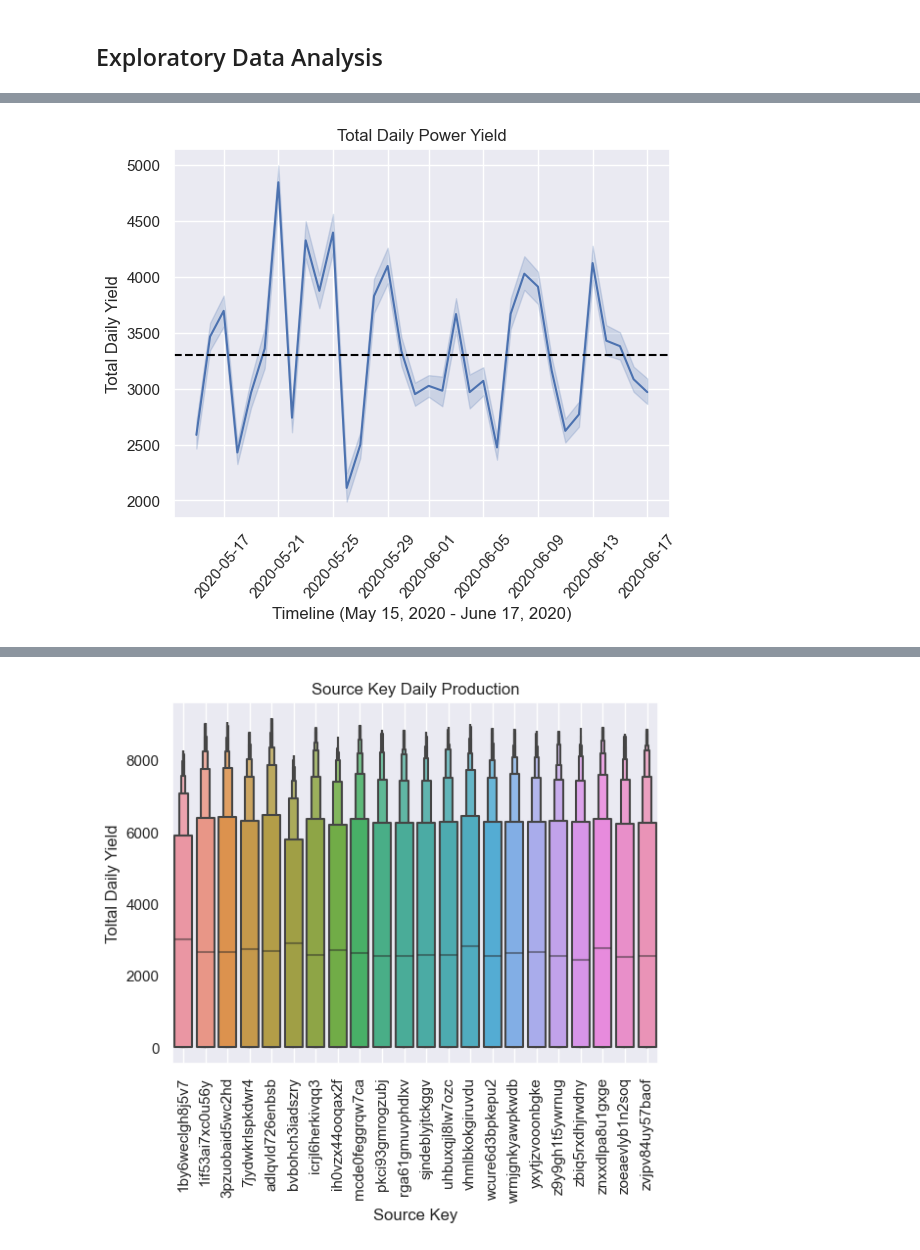
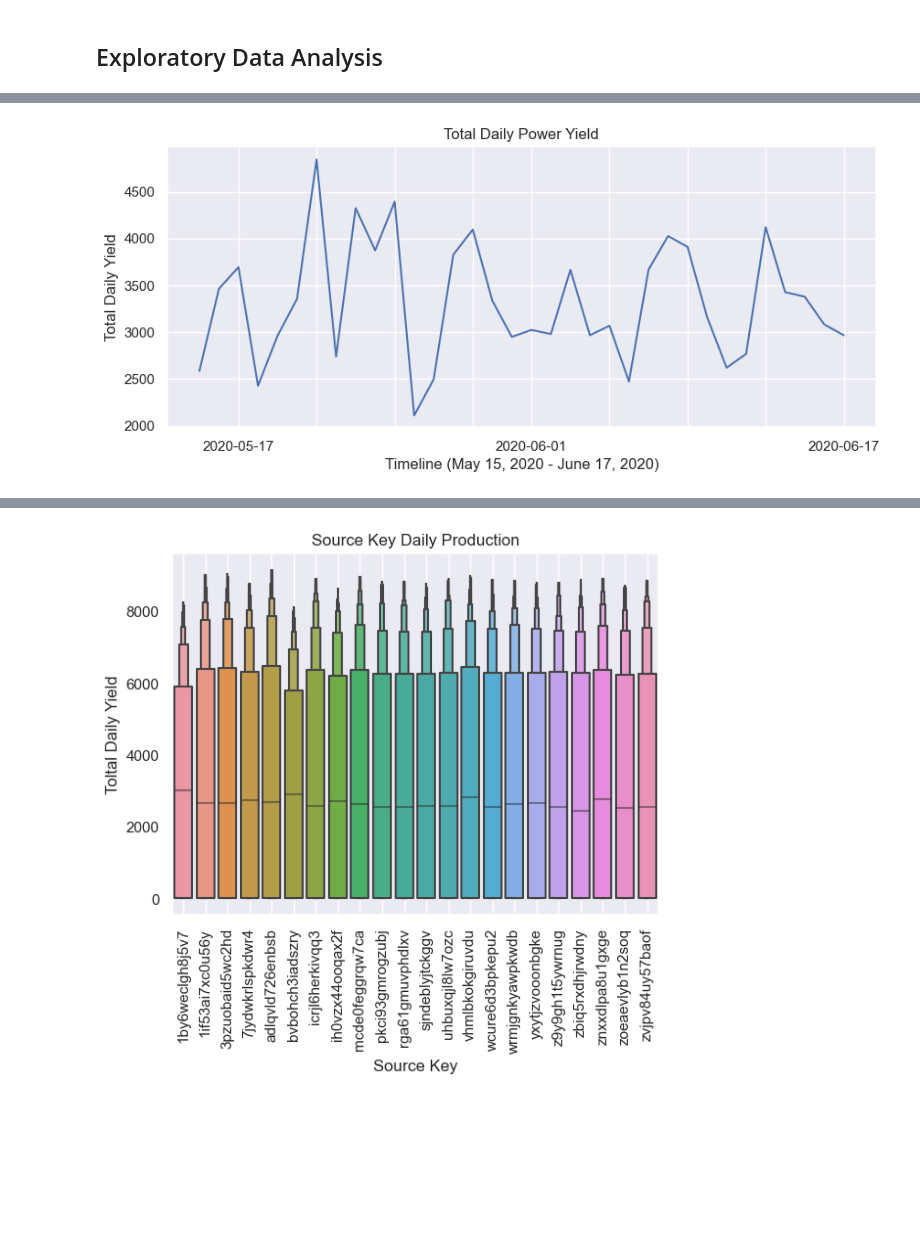
Before and after one commit to jasondo-da/Solar_Generation_Analysis, a Jupyter notebook: solar_generation_analysis.ipynb, the cells around one changed output, grey strips where cells are left out. Saved outputs shown, nothing was run; the diff lists cells and outputs as text; code cells hidden in the pictures; blank space fills up the shorter version.

```diff
--- a/solar_generation_analysis.ipynb
+++ b/solar_generation_analysis.ipynb
@@ -551,10 +485,9 @@ dtype: int64
 # %% [markdown]
 ## Exploratory Data Analysis
 # %%
+# Creating different time columns to filter the data
 pg_1['date'] = pg_1['date_time'].dt.date
 pg_1['date'] = pd.to_datetime(pg_1['date'], format='%Y-%m-%d')
-pg_1['month_day'] = pg_1['date'].dt.strftime('%m-%d')
-pg_1['month_day'] = pd.to_datetime(pg_1['month_day'], format='%m-%d')
 pg_1['hour'] = pg_1['date_time'].dt.hour
 pg_1['dow'] = pg_1['date_time'].dt.weekday
 pg_1['day'] = pg_1['date_time'].dt.day
@@ -601,14 +526,20 @@ Name: date, dtype: datetime64[ns]
 sns.set_theme(style='darkgrid',
               palette='deep')
 
-sns.lineplot(data=pg_1,
-             x='date',
-             y='total_yield')
+plt.figure(figsize=(10,4))
+ax = sns.lineplot(data=pg_1,
+                   x='date',
+                   y='total_yield')
 
 plt.title('Total Power Yield')
 plt.xlabel('Timeline (May 15, 2020 - June 17, 2020)')
-plt.xticks(rotation=30)
+
 plt.ylabel('Total Yield')
 
+every_nth = 4
+for n, label in enumerate(ax.xaxis.get_ticklabels()):
+    if n % every_nth != 0:
+        label.set_visible(False)
+
 plt.show()
 # %% [output]
@@ -616,22 +547,24 @@ plt.show()
 # %%
 sns.set_theme(style='darkgrid')
 
-sns.lineplot(data=pg_1,
-             x='date',
-             y='daily_yield')
-
-plt.axhline(y=(pg_1['daily_yield'].mean()),
-            color='black',
-            linestyle='--')
+plt.figure(figsize=(10,4))
+ax = sns.lineplot(data=pg_1,
+                  x='date',
+                  y='daily_yield',
+                  errorbar=None)
 
 plt.title('Total Daily Power Yield')
 plt.xlabel('Timeline (May 15, 2020 - June 17, 2020)')
-plt.xticks(rotation=50)
 plt.ylabel('Total Daily Yield')
 
+every_nth = 4
+for n, label in enumerate(ax.xaxis.get_ticklabels()):
+    if n % every_nth != 0:
+        label.set_visible(False)
+
 plt.show()
 # %% [output]
-[figure, old version]
+[figure, new version]
 # %%
 sns.set_theme(style='darkgrid')
 
```
Also changed, not shown: parts of 23 cells of this notebook.
